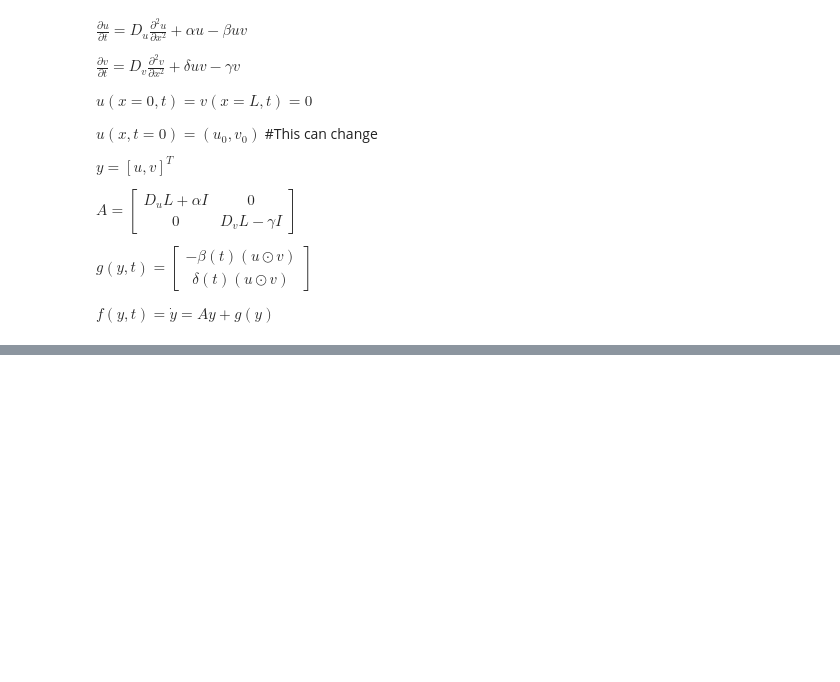
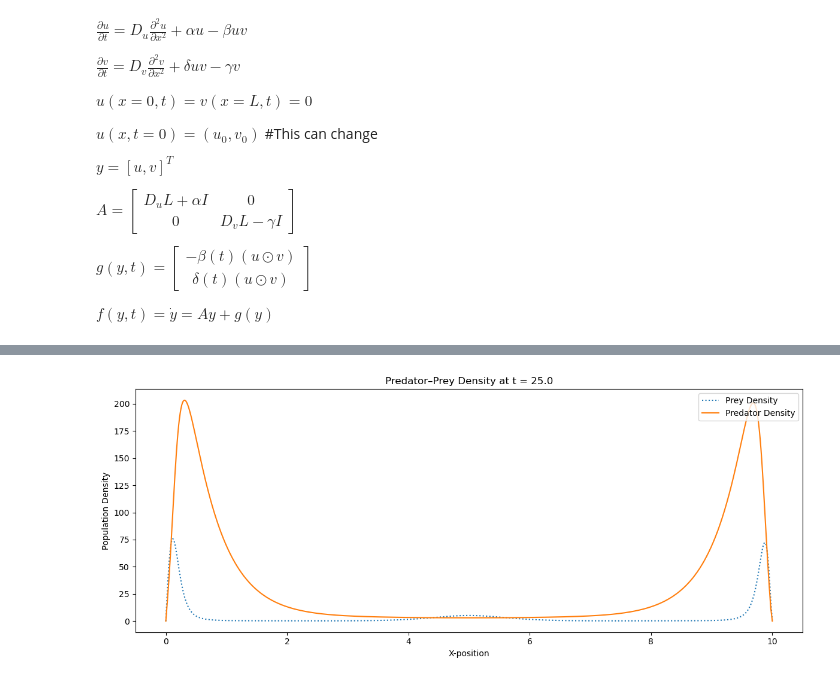
Before and after one commit to DallasForgy/AE370-Group-Project-2, a Jupyter notebook: AE 370 Group Project 2 - Trapezoid Method Graph.ipynb, the cells around one changed output, grey strips where cells are left out. Cells and saved outputs as stored; diff of their text form; code cells hidden in the pictures; blank space fills up the shorter version.

```diff
--- a/AE 370 Group Project 2 - Trapezoid Method Graph.ipynb
+++ b/AE 370 Group Project 2 - Trapezoid Method Graph.ipynb
@@ -276,0 +297,36 @@ Text(0.5, 0, 'x')
+# %%
+import matplotlib.pyplot as plt
+import numpy as np
+
+# -----------------------------
+# choose the physical time
+# -----------------------------
+t_target = 25.0   # time units (must be between 0 and T=500)
+
+T = 250
+Nt_full = len(U)
+t_grid = np.linspace(0, T, Nt_full)
+
+# find nearest time index
+k = np.argmin(np.abs(t_grid - t_target))
+
+# extract solution
+u_vals, v_vals = U[k]
+u_vals = np.pad(u_vals, 1, constant_values=0)
+v_vals = np.pad(v_vals, 1, constant_values=0)
+
+# -----------------------------
+# plot
+# -----------------------------
+plt.figure(figsize=(12, 5))
+plt.plot(x, u_vals, linestyle=':', label='Prey Density')
+plt.plot(x, v_vals, linestyle='-', label='Predator Density')
+
+plt.xlabel('X-position')
+plt.ylabel('Population Density')
+plt.title(f'Predator–Prey Density at t = {t_grid[k]:.1f}')
+plt.legend(loc='upper right')
+plt.tight_layout()
+plt.show()
+# %% [output]
+[figure, added]
```
Also changed, not shown: parts of 5 cells of this notebook.
